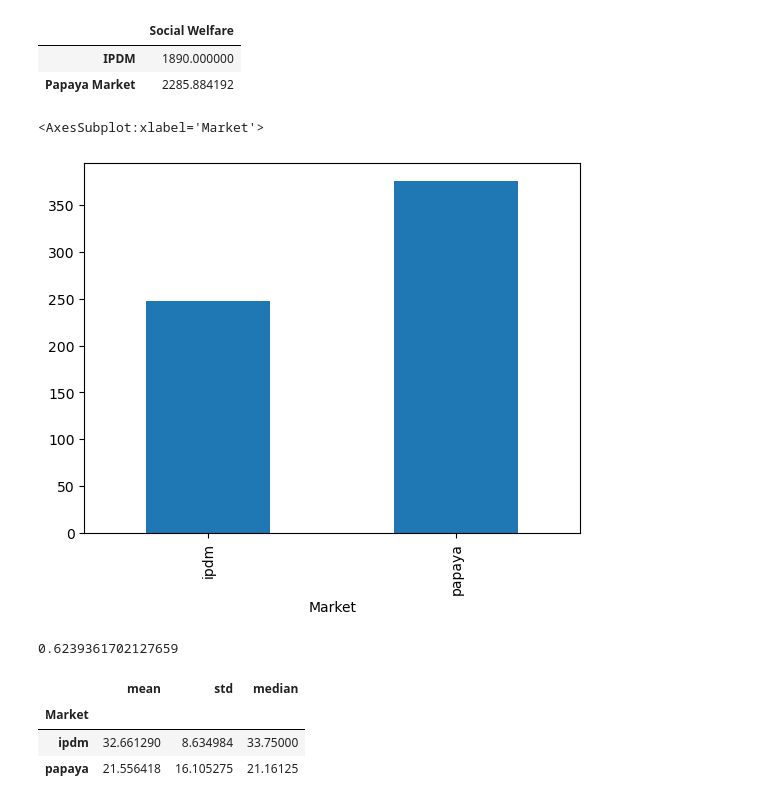
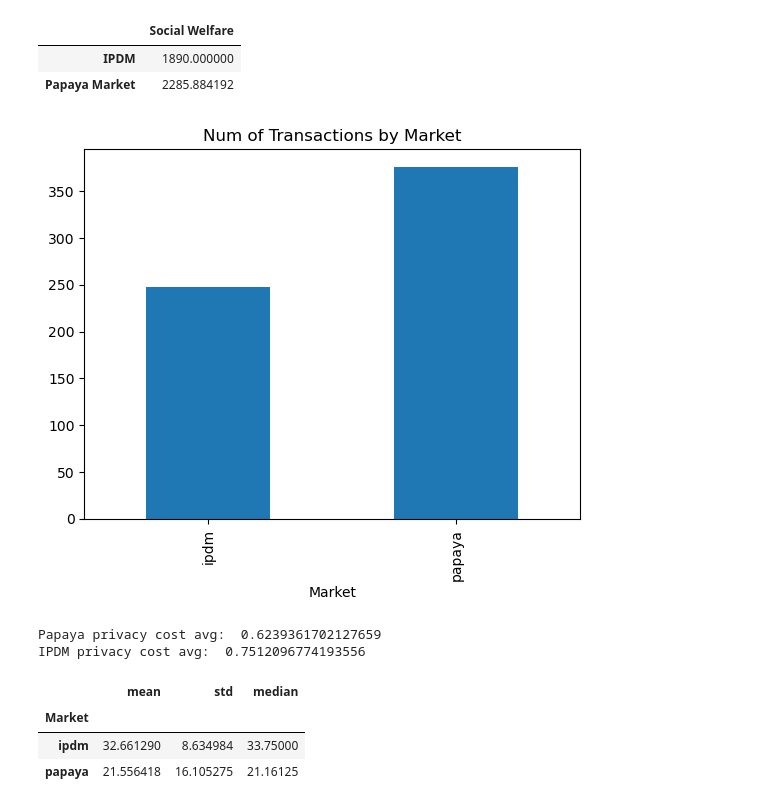
Before and after one commit to papayaverse/payback_market_evaluation, a Jupyter notebook: eval.ipynb, the cells around one changed output. Cells and saved outputs as stored; diff of their text form; code cells hidden in the pictures.

```diff
--- a/eval.ipynb
+++ b/eval.ipynb
@@ -279,14 +279,15 @@ social_welfare_df
 | IPDM | 1890.000000 |
 | Papaya Market | 2285.884192 |
 # %%
-df.groupby("Market")["User_ID"].count().plot(kind="bar")
+df.groupby("Market")["User_ID"].count().plot(kind="bar").set_title("Num of Transactions by Market");
 # %% [output]
-<AxesSubplot:xlabel='Market'>
-[figure, old version]
+[figure, new version]
-# %%
-df[df["Market"] == "papaya"]["Privacy Cost"].mean()
-# %% [output]
-0.6239361702127659
+# %%
+print("Papaya privacy cost avg: ", df[df["Market"] == "papaya"]["Privacy Cost"].mean())
+print("IPDM privacy cost avg: ", df[df["Market"] == "ipdm"]["Privacy Cost"].mean())
+# %% [output]
+Papaya privacy cost avg:  0.6239361702127659
+IPDM privacy cost avg:  0.7512096774193556
 # %%
 df.groupby("Market")["Earnings"].agg(["mean", "std", "median"])
 # %% [output]
```
Also changed, not shown: parts of 3 cells of this notebook.
